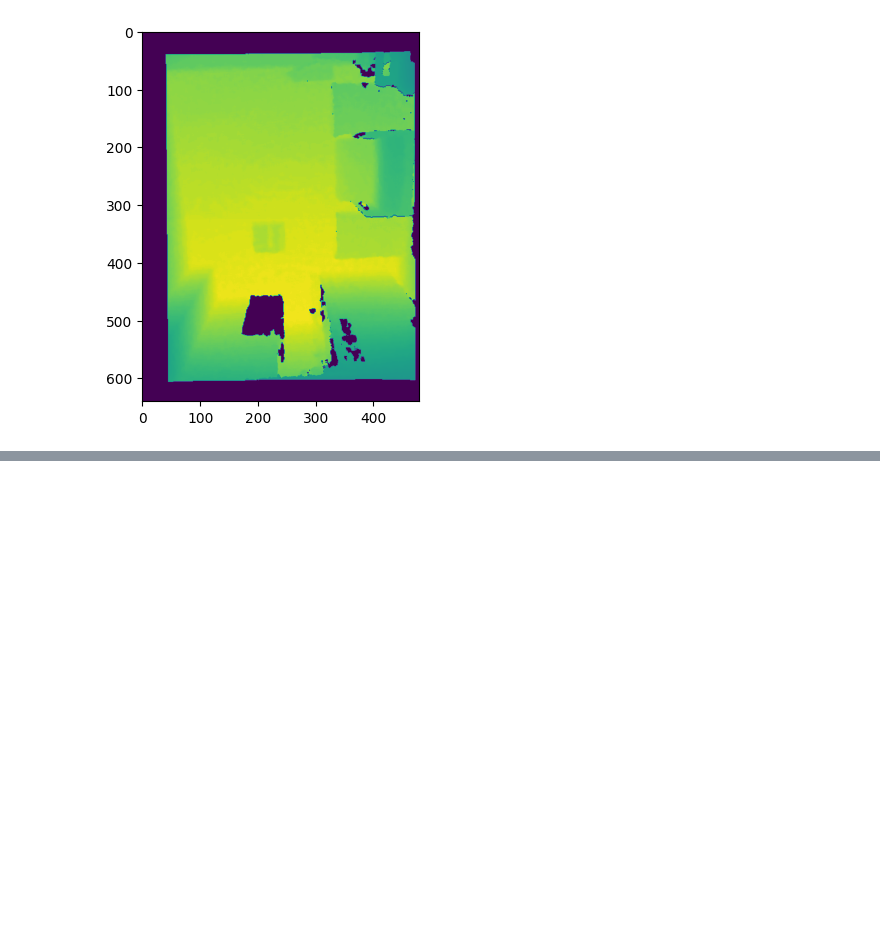
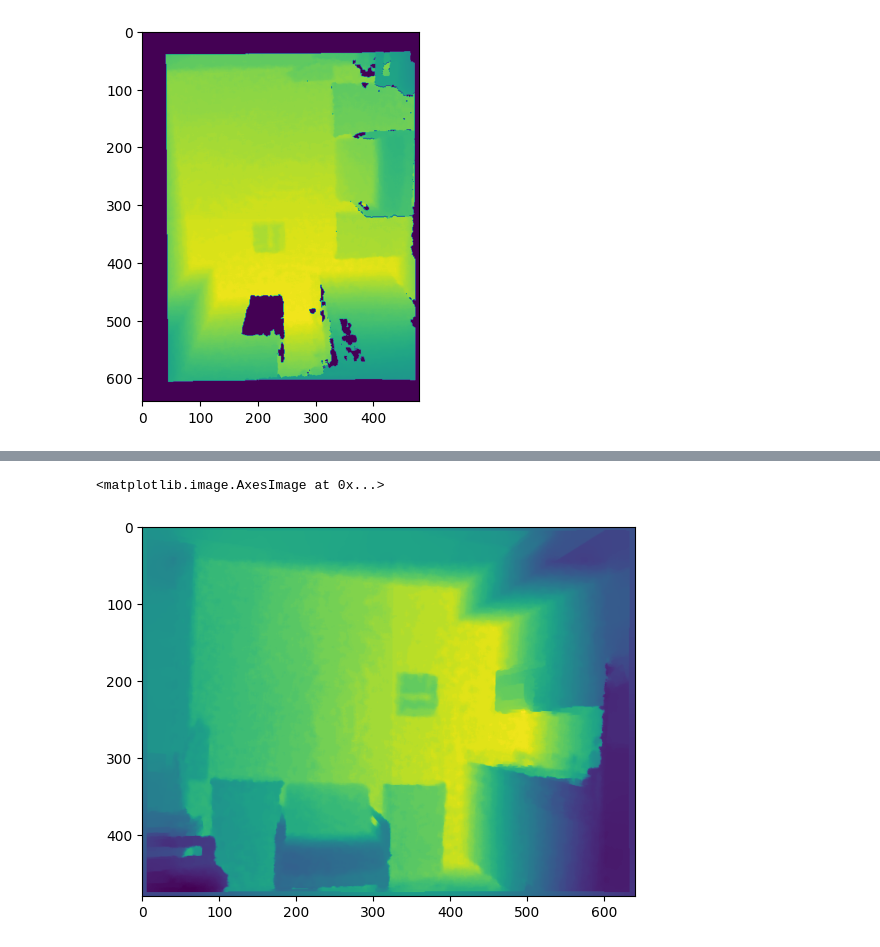
Before and after one commit to ek234/RCNN-depth-py, a Jupyter notebook: process_dataset.ipynb, the cells around one changed output, grey strips where cells are left out. Cells and saved outputs as stored; diff of their text form; code cells hidden in the pictures; blank space fills up the shorter version.

```diff
--- a/process_dataset.ipynb
+++ b/process_dataset.ipynb
@@ -152,0 +175,8 @@ D.save_to_folders(n=0, img_data=all_images, depth_data=all_depth_images,)
+# %%
+depth_npy = np.load(os.path.join('./nyudv2/depth', '3.npy'))
+plt.ion()
+plt.figure()
+plt.imshow(depth_npy)
+# %% [output]
+<matplotlib.image.AxesImage at 0x...>
+[figure, added]
```
Also changed, not shown: parts of 3 cells of this notebook, 1 other file.
